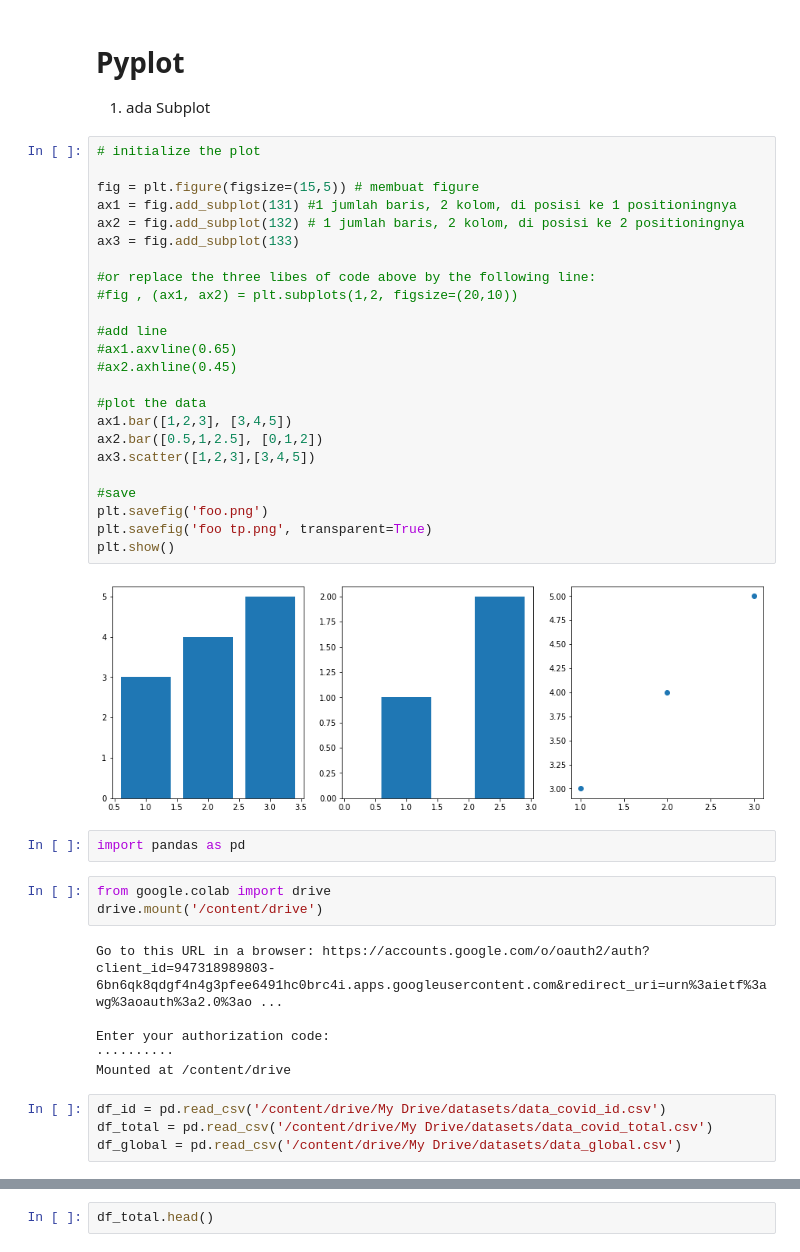
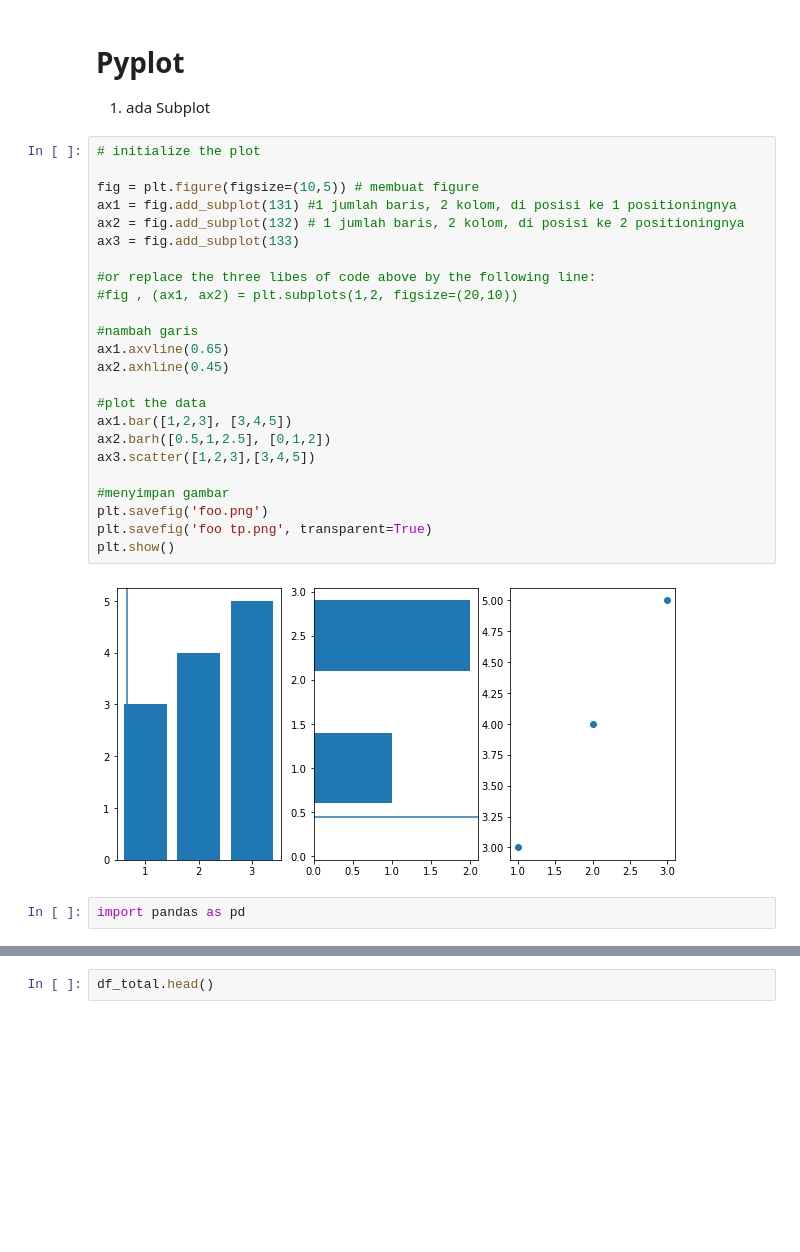
Before and after one commit to ronnyfahrudin/Visualization, a Jupyter notebook: python/visualisasi.ipynb, the cells around one changed output, grey strips where cells are left out. Cells and saved outputs as stored; diff of their text form; blank space fills up the shorter version.

```diff
--- a/python/visualisasi.ipynb
+++ b/python/visualisasi.ipynb
@@ -34,41 +35,28 @@ pylab: gabungan dari pyplot dan numpy. Advance visualization and more detil and
 # %%
 # initialize the plot
 
-fig = plt.figure(figsize=(15,5)) # membuat figure
+fig = plt.figure(figsize=(10,5)) # membuat figure
 ax1 = fig.add_subplot(131) #1 jumlah baris, 2 kolom, di posisi ke 1 positioningnya
 ax2 = fig.add_subplot(132) # 1 jumlah baris, 2 kolom, di posisi ke 2 positioningnya
 ax3 = fig.add_subplot(133)
 
 #or replace the three libes of code above by the following line:
 #fig , (ax1, ax2) = plt.subplots(1,2, figsize=(20,10))
 
-#add line
-#ax1.axvline(0.65)
-#ax2.axhline(0.45)
+#nambah garis
+ax1.axvline(0.65)
+ax2.axhline(0.45)
 
 #plot the data
 ax1.bar([1,2,3], [3,4,5])
-ax2.bar([0.5,1,2.5], [0,1,2])
+ax2.barh([0.5,1,2.5], [0,1,2])
 ax3.scatter([1,2,3],[3,4,5])
 
-#save
+#menyimpan gambar
 plt.savefig('foo.png')
 plt.savefig('foo tp.png', transparent=True)
 plt.show()
 # %% [output]
-[figure, old version]
+[figure, new version]
 # %%
 import pandas as pd
-# %%
-from google.colab import drive
-drive.mount('/content/drive')
-# %% [output]
-Go to this URL in a browser: https://accounts.google.com/o/oauth2/auth?client_id=947318989803-6bn6qk8qdgf4n4g3pfee6491hc0brc4i.apps.googleusercontent.com&redirect_uri=urn%3aietf%3awg%3aoauth%3a2.0%3ao ...
-
-Enter your authorization code:
-··········
-Mounted at /content/drive
-# %%
-df_id = pd.read_csv('/content/drive/My Drive/datasets/data_covid_id.csv')
-df_total = pd.read_csv('/content/drive/My Drive/datasets/data_covid_total.csv')
-df_global = pd.read_csv('/content/drive/My Drive/datasets/data_global.csv')
```
Also changed, not shown: parts of 17 cells of this notebook.
